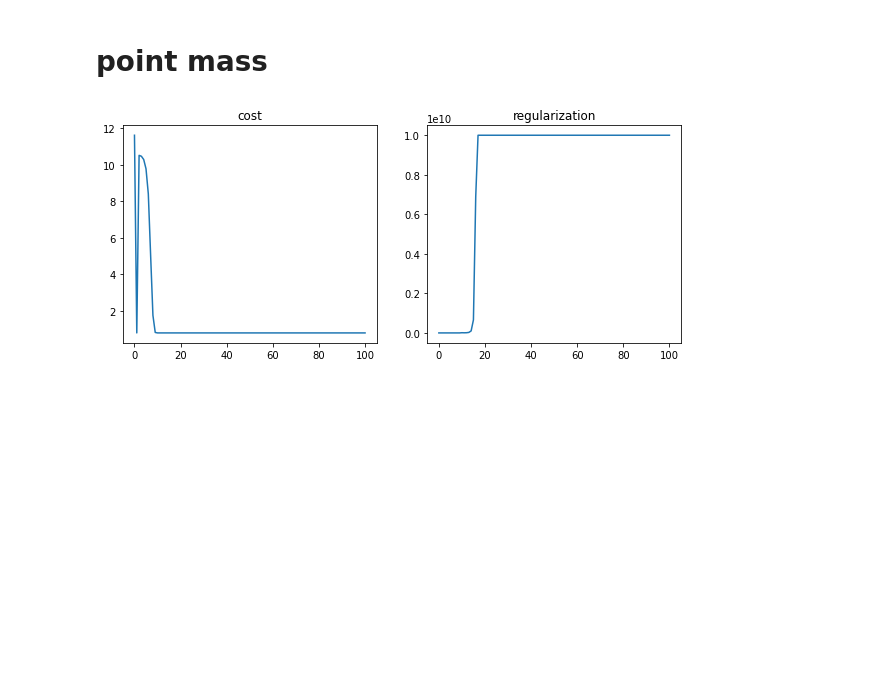
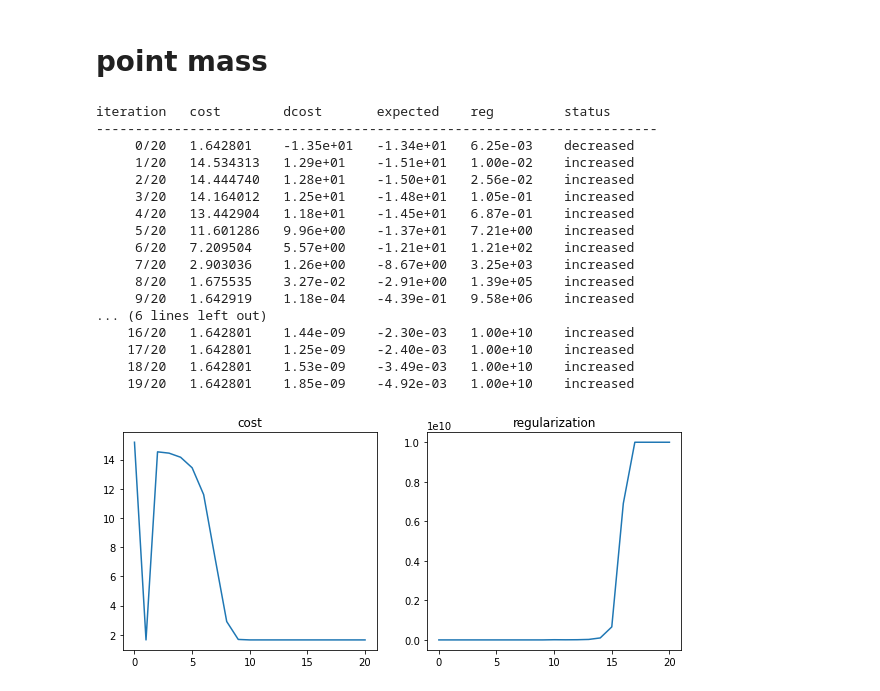
Before and after one commit to richard-warren/rl_sandbox, a Jupyter notebook: ilqr_demo.ipynb, the cells around one changed output. Saved outputs shown, nothing was run; the diff lists cells and outputs as text; code cells hidden in the pictures; blank space fills up the shorter version.

```diff
--- a/ilqr_demo.ipynb
+++ b/ilqr_demo.ipynb
@@ -74,9 +74,16 @@ def iLQR(env, iterations=100,
     V_xx = costs_derivs[-1]['l_xx']
     history = dict(cost=[sum(costs)], reg=[reg])
 
+    if verbose:
+        headers = '{:12.12}{:12.12}{:12.12}{:12.12}{:12.12}{:12.12}'.format(
+            'iteration', 'cost', 'dcost', 'expected', 'reg', 'status')
+        print(headers, '\n' + ''.join(['-']*len(headers)))
+
     for i in tqdm(range(iterations)) if not verbose else range(iterations):
         k, K = [], []
         diverged = False
+        delta_cost = 0
+        dV = 0
 
         # backward pass
         # (compute new control rules k and K)
@@ -98,20 +105,16 @@ def iLQR(env, iterations=100,
                 k.append(-np.linalg.solve(L.T, np.linalg.solve(L, Q_u)))
                 K.append(-np.linalg.solve(L.T, np.linalg.solve(L, Q_ux)))
             except np.linalg.LinAlgError:
-                # increase regularization
-                dreg = max(dreg_factor, dreg_factor*dreg)
-                reg = min(max(reg*dreg, reg_lims[0]), reg_lims[1])
-
                 history['cost'].append(sum(costs))
                 history['reg'].append(reg)
 
                 # abort backward pass
-                if verbose: print('({:3d}/{}) divereged at time {} with reg {:.1e}...'.format(
-                    i, iterations, t, reg))
                 diverged = True
+                flag = 'diverged'
                 break
 
             # update V
+            dV  +=   alpha**2*.5 * k[-1].T @ Q_uu @ k[-1] + alpha*k[-1].T @ Q_u  # expected cost reduction
             V_x  = Q_x  + K[-1].T @ Q_uu @ k[-1] + K[-1].T @ Q_u  + Q_ux.T @ k[-1]
             V_xx = Q_xx + K[-1].T @ Q_uu @ K[-1] + K[-1].T @ Q_ux + Q_ux.T @ K[-1]
 
@@ -140,24 +143,27 @@ def iLQR(env, iterations=100,
             delta_cost = sum(costs_new) - sum(costs)
 
             # increase regularization
-            if delta_cost>0:
-                if verbose: print('({:3d}/{}) cost increased by {:.4f} with reg {:.1e}...'.format(
-                    i, iterations, delta_cost, reg))
+            if delta_cost>=0:
                 dreg = max(dreg_factor, dreg_factor*dreg)
                 reg = min(max(reg*dreg, reg_lims[0]), reg_lims[1])
+                flag = 'increased'
 
             # decrease regularization
             else:
-                if verbose: print('({:3d}/{}) cost decreased by {:.4f} with reg {:.1e}...'.format(
-                    i, iterations, delta_cost, reg))
                 dreg = min(1/dreg_factor, dreg/dreg_factor)
                 reg *= dreg * (reg > reg_lims[0])  # latter term sets reg=0 if reg<=reg_lims[0]
 
                 actions = actions_new.copy()
                 states = states_new.copy()
                 costs = costs_new.copy()
+                flag = 'decreased'
+
             history['reg'].append(reg)
 
+        if verbose:
+            print('{:6d}/{:<5d}{:<12.6f}{:<12.2e}{:<12.2e}{:<12.2e}{:<12s}'.format(
+                i, iterations, history['cost'][-1], delta_cost, dV, reg, flag))
+
     return actions, history
 # %% [markdown]
 # two link arm
@@ -185,12 +206,29 @@ display_video(imgs, framerate=(1/env.dt))
 # %%
 # run ilqr
 env = PointMass(max_time=5)
-actions, history = iLQR(env, iterations=100, reg=1e-2)
+actions, history = iLQR(env, iterations=20, reg=1e-2, verbose=True)
 ax = plt.subplots(1,2, figsize=(10,4))[1];
 ax[0].plot(history['cost']); ax[0].set_title('cost');
 ax[1].plot(history['reg']);  ax[1].set_title('regularization');
 # %% [output]
+iteration   cost        dcost       expected    reg         status
+------------------------------------------------------------------------
+     0/20   1.642801    -1.35e+01   -1.34e+01   6.25e-03    decreased
+     1/20   14.534313   1.29e+01    -1.51e+01   1.00e-02    increased
+     2/20   14.444740   1.28e+01    -1.50e+01   2.56e-02    increased
+     3/20   14.164012   1.25e+01    -1.48e+01   1.05e-01    increased
+     4/20   13.442904   1.18e+01    -1.45e+01   6.87e-01    increased
+     5/20   11.601286   9.96e+00    -1.37e+01   7.21e+00    increased
+     6/20   7.209504    5.57e+00    -1.21e+01   1.21e+02    increased
+     7/20   2.903036    1.26e+00    -8.67e+00   3.25e+03    increased
+     8/20   1.675535    3.27e-02    -2.91e+00   1.39e+05    increased
+     9/20   1.642919    1.18e-04    -4.39e-01   9.58e+06    increased
+... (6 lines left out)
+    16/20   1.642801    1.44e-09    -2.30e-03   1.00e+10    increased
+    17/20   1.642801    1.25e-09    -2.40e-03   1.00e+10    increased
+    18/20   1.642801    1.53e-09    -3.49e-03   1.00e+10    increased
+    19/20   1.642801    1.85e-09    -4.92e-03   1.00e+10    increased
-[figure, old version]
+[figure, new version]
 # %%
 # show video
 env.reset(reset_target=False)
```
Also changed, not shown: parts of 1 cell of this notebook, 1 other file.
